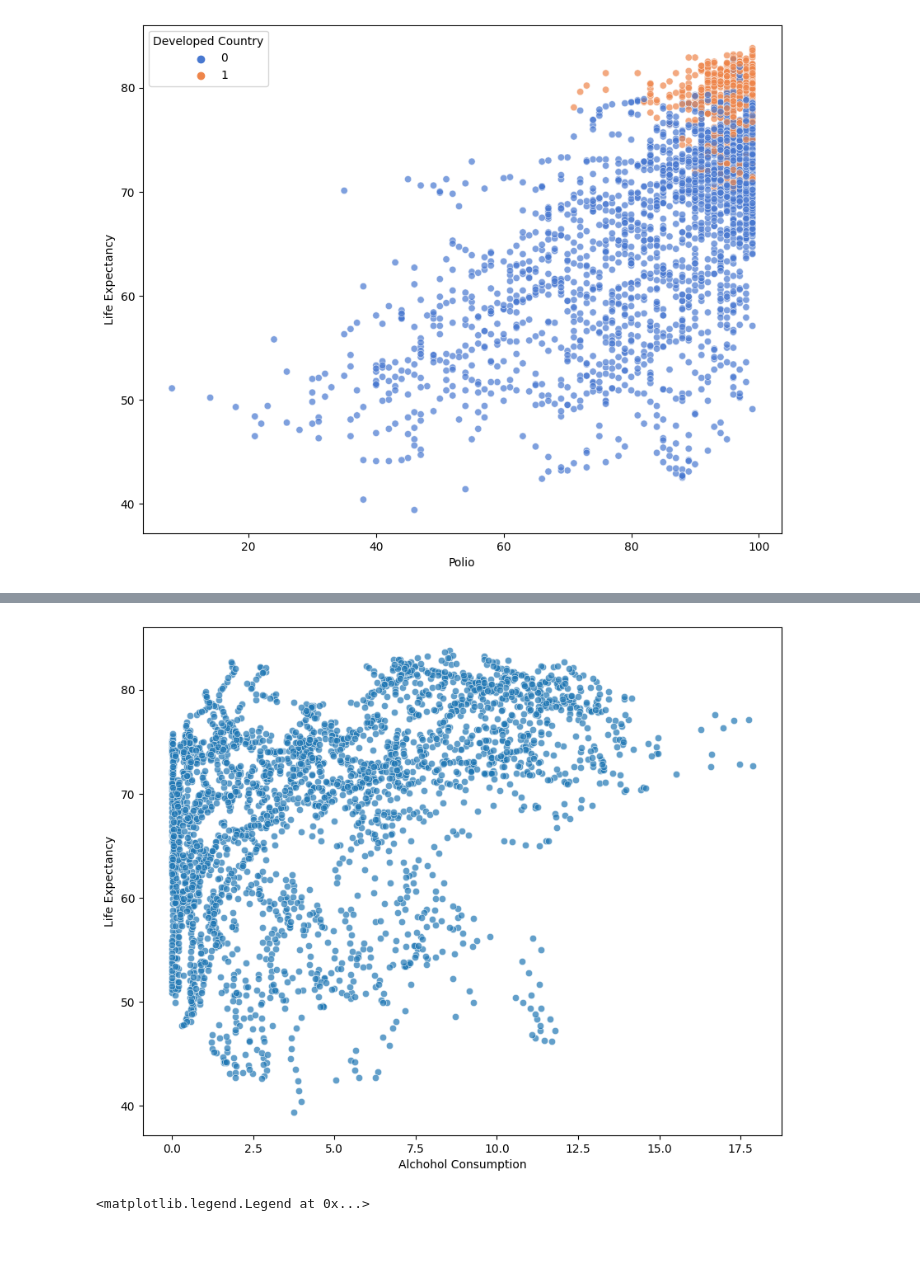
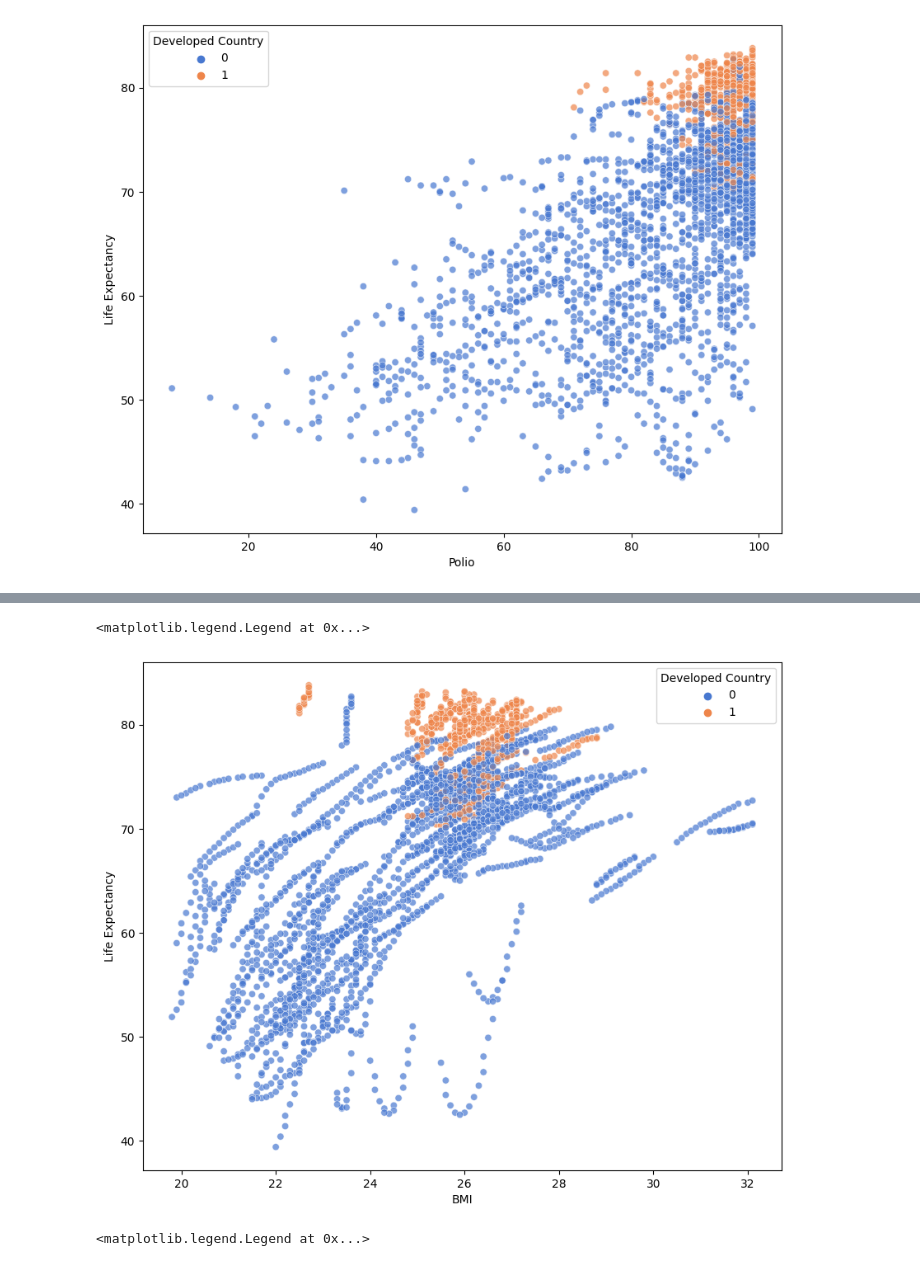
Before and after one commit to johnpospisil/who-life-expectancy-predictor, a Jupyter notebook: who-life-expectancy-prediction.ipynb, the cells around one changed output, grey strips where cells are left out. Drawn from its saved outputs; the diff is of its cells as text; code cells hidden in the pictures.

```diff
--- a/who-life-expectancy-prediction.ipynb
+++ b/who-life-expectancy-prediction.ipynb
@@ -315,10 +312,12 @@ plt.legend(title='Life Expectancy')
 # %%
 plt.figure(figsize=(10, 8), dpi=100)
-plt.xlabel("Alchohol Consumption")
+plt.xlabel("BMI")
 plt.ylabel("Life Expectancy")
-sns.scatterplot(x=df['Alcohol_consumption'], y=df['Life_expectancy'], alpha=0.7);
+sns.scatterplot(x=df['BMI'], y=df['Life_expectancy'], hue=df['Economy_status_Developed'], palette='muted', alpha=0.7)
+plt.legend(title='Developed Country')
 # %% [output]
+<matplotlib.legend.Legend at 0x...>
-[figure, old version]
+[figure, new version]
 # %%
 plt.figure(figsize=(10, 8), dpi=100)
 plt.xlabel("Schooling")
```
Also changed, not shown: parts of 6 cells of this notebook.
